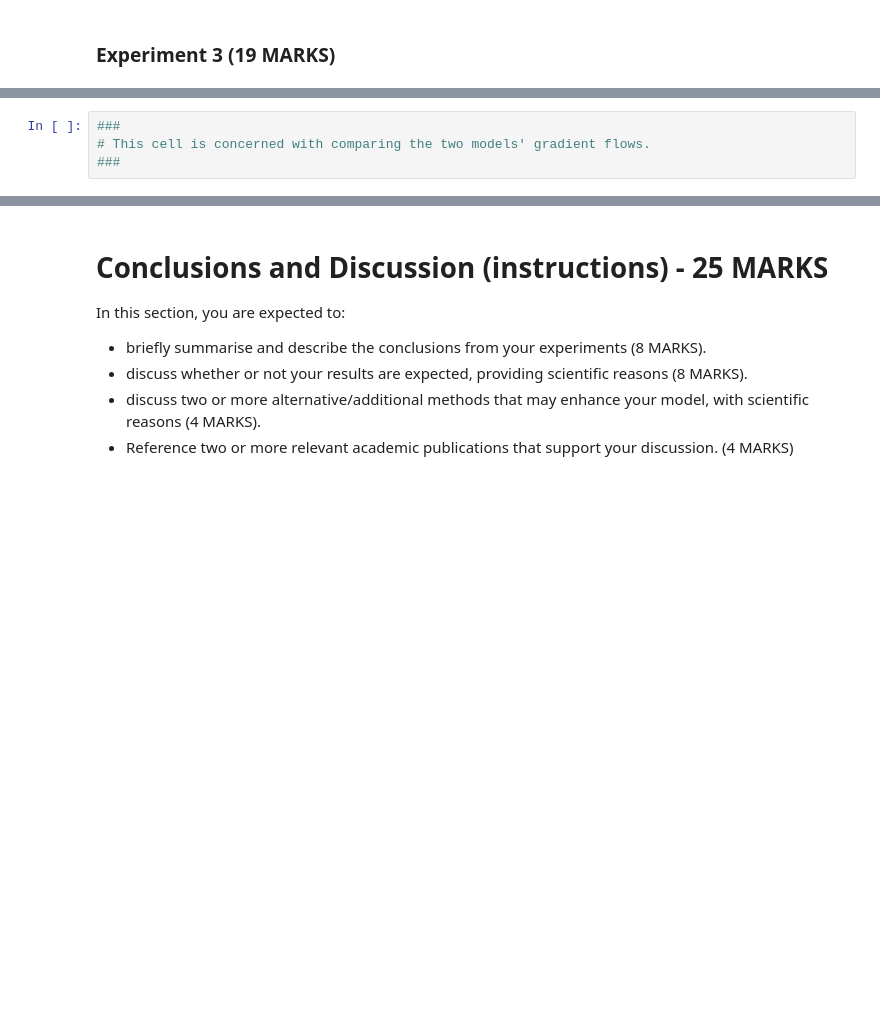
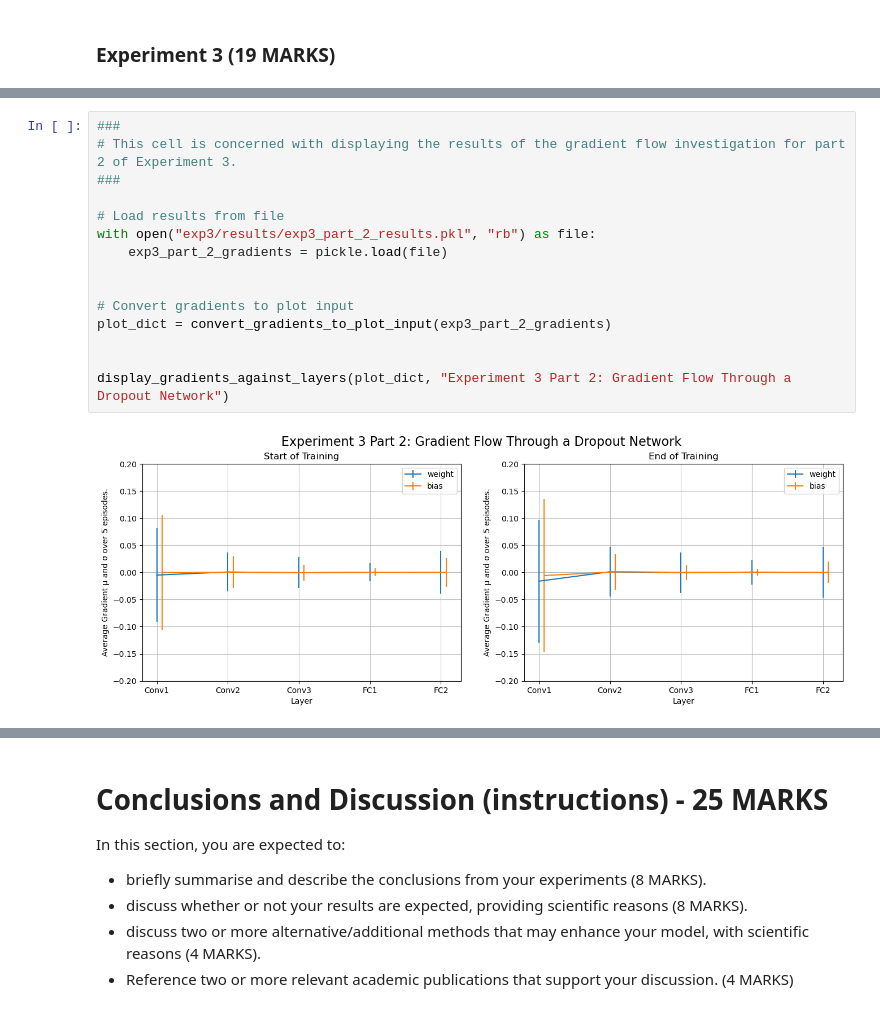
Before and after one commit to Dents6679/cifar10_nn_experiments, a Jupyter notebook: 246518.ipynb, the cells around one changed output, grey strips where cells are left out. Saved outputs shown, nothing was run; the diff lists cells and outputs as text; blank space fills up the shorter version.

```diff
--- a/246518.ipynb
+++ b/246518.ipynb
@@ -2607,7 +2676,20 @@ display_gradients_in_plot(plot_dict, "Experiment 3: Gradient Flow Through the Dr
-# %%
-###
-# This cell is concerned with comparing the two models' gradient flows.
-###
+# %%
+###
+# This cell is concerned with displaying the results of the gradient flow investigation for part 2 of Experiment 3.
+###
+
+# Load results from file
+with open("exp3/results/exp3_part_2_results.pkl", "rb") as file:
+    exp3_part_2_gradients = pickle.load(file)
+
+
+# Convert gradients to plot input
+plot_dict = convert_gradients_to_plot_input(exp3_part_2_gradients)
+
+
+display_gradients_against_layers(plot_dict, "Experiment 3 Part 2: Gradient Flow Through a Dropout Network")
+# %% [output]
+[figure, added]
 # %%
 ###
 # This cell is concerned with setting up classes and functions for experiment 3 part 3 and 4.
```
Also changed, not shown: parts of 25 cells of this notebook, 21 other files.
